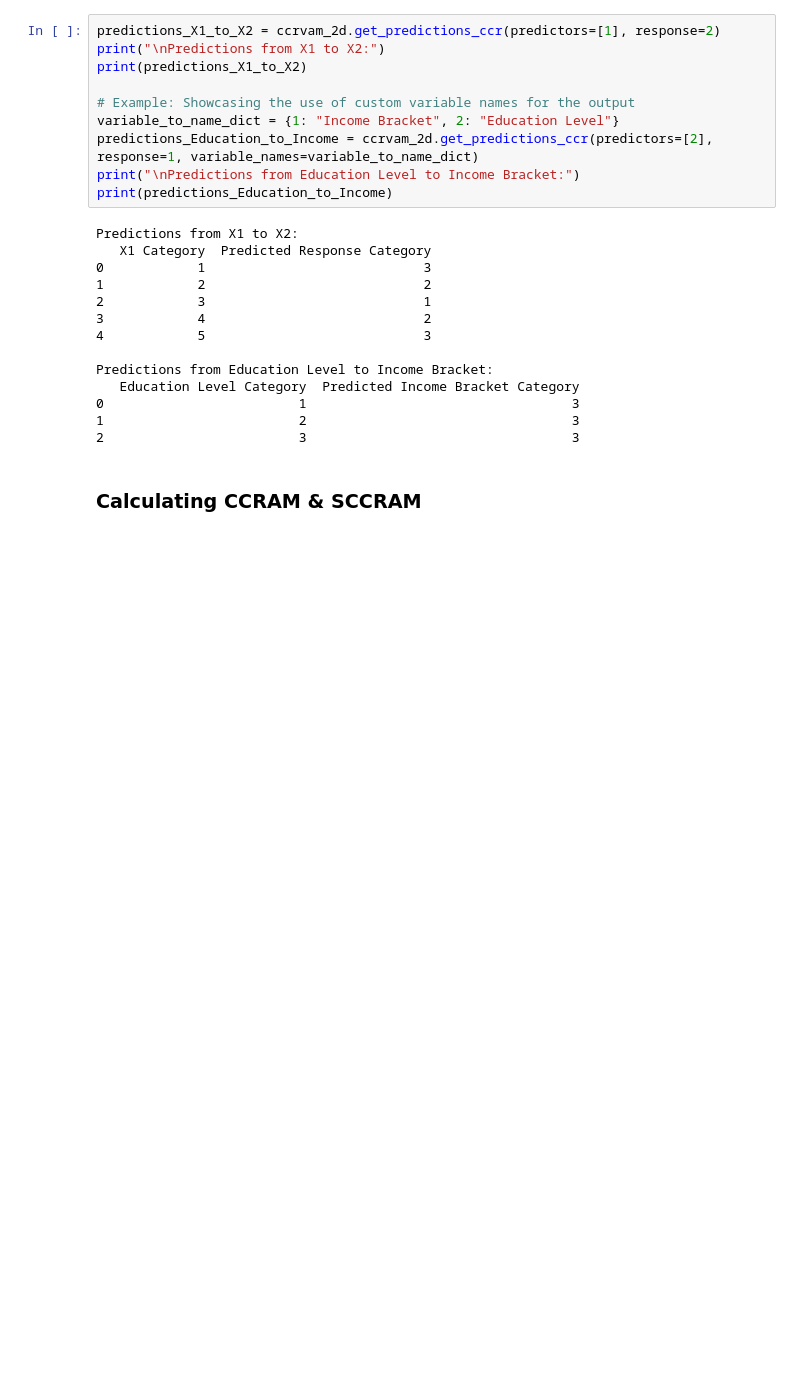
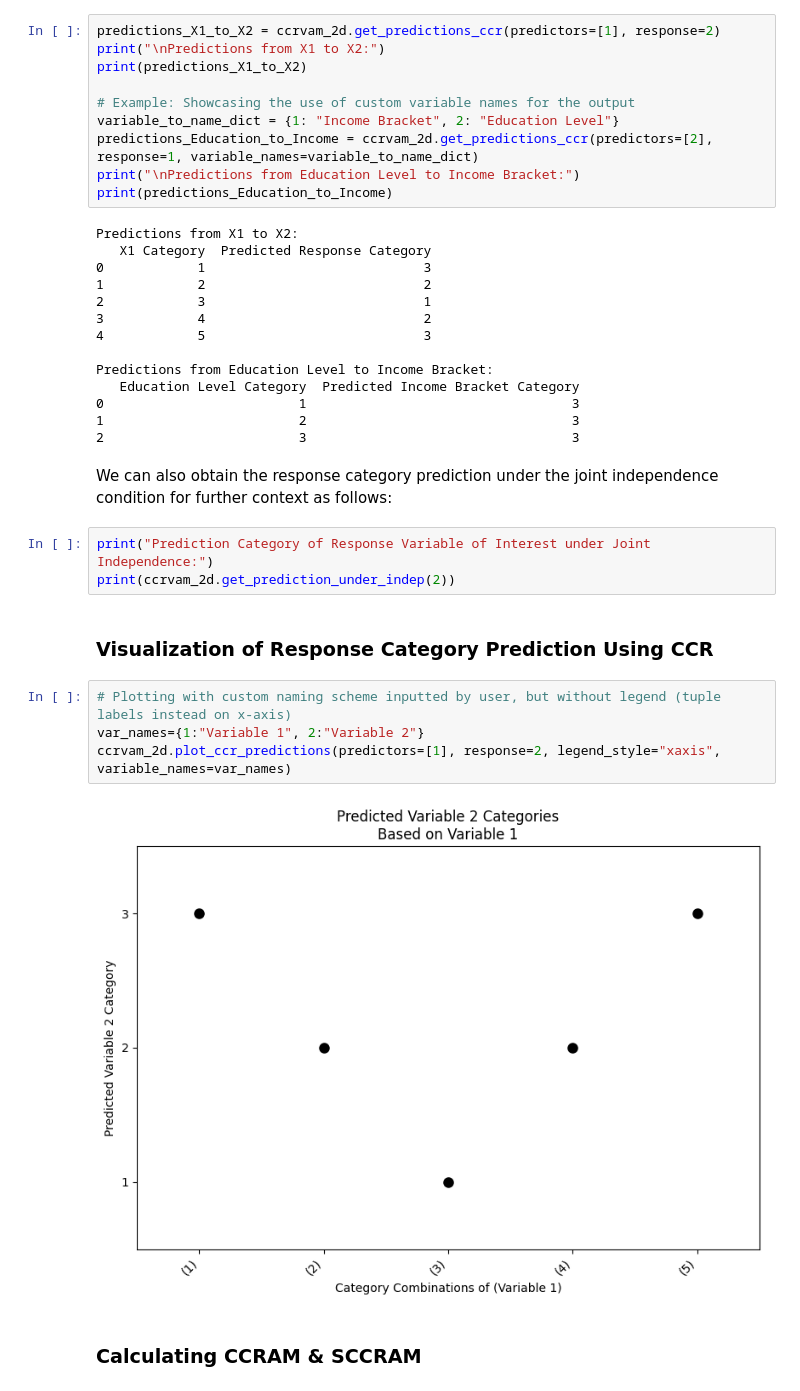
Before and after one commit to DhyeyMavani2003/ccrvam, a Jupyter notebook: examples/jupyter/01_Basic_GenericCheckerboardCopula_Usage_Demonstration.ipynb, the cells around one changed output. Drawn from its saved outputs; the diff is of its cells as text; blank space fills up the shorter version.

```diff
--- a/examples/jupyter/01_Basic_GenericCheckerboardCopula_Usage_Demonstration.ipynb
+++ b/examples/jupyter/01_Basic_GenericCheckerboardCopula_Usage_Demonstration.ipynb
@@ -130,6 +130,19 @@ Predictions from Education Level to Income Bracket:
 0                         1                                  3
 1                         2                                  3
 2                         3                                  3
+# %% [markdown]
+We can also obtain the response category prediction under the joint independence condition for further context as follows:
+# %%
+print("Prediction Category of Response Variable of Interest under Joint Independence:")
+print(ccrvam_2d.get_prediction_under_indep(2))
+# %% [markdown]
+### Visualization of Response Category Prediction Using CCR
+# %%
+# Plotting with custom naming scheme inputted by user, but without legend (tuple labels instead on x-axis)
+var_names={1:"Variable 1", 2:"Variable 2"}
+ccrvam_2d.plot_ccr_predictions(predictors=[1], response=2, legend_style="xaxis", variable_names=var_names)
+# %% [output]
+[figure, added]
 # %% [markdown]
 ### Calculating CCRAM & SCCRAM
 # %% [markdown]
```
Also changed, not shown: parts of 3 cells of this notebook, 4 other files.
